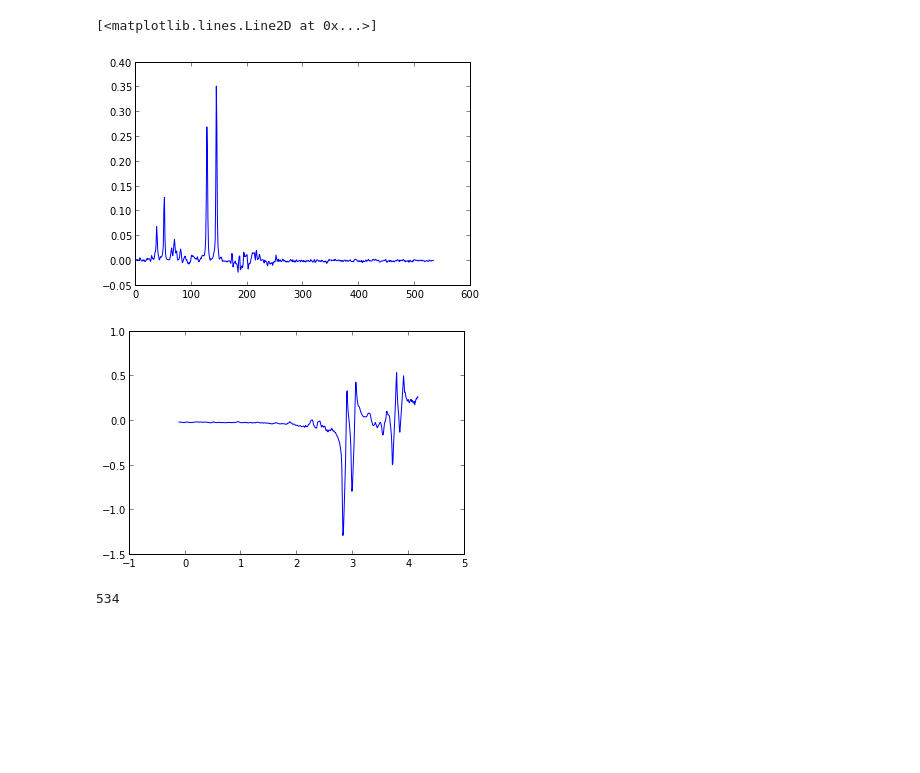
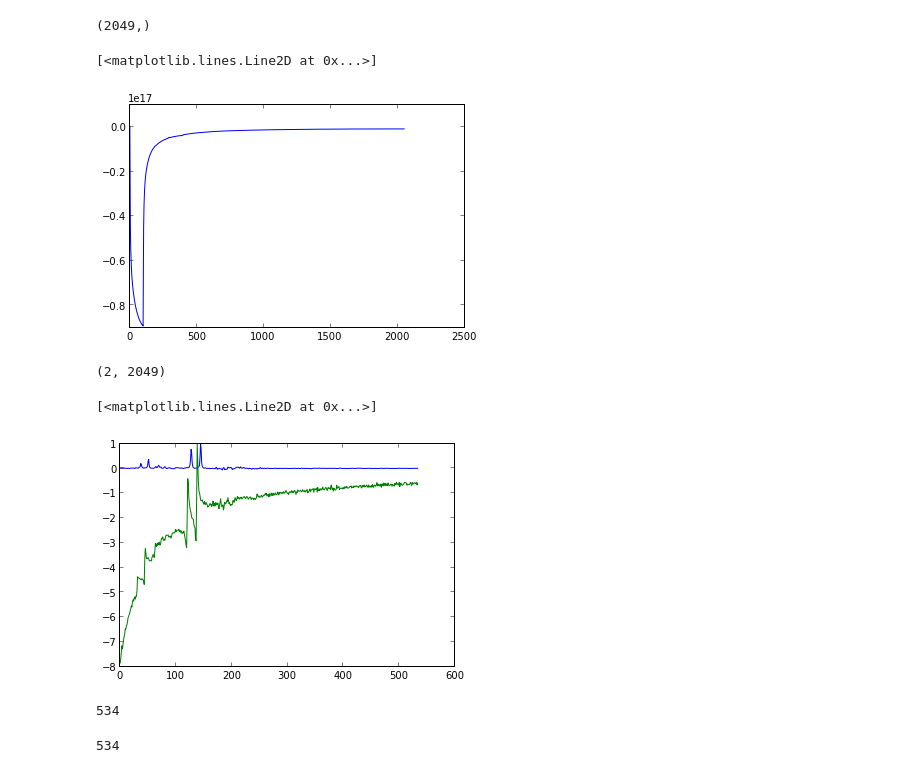
Before and after one commit to cni/MRS, a Jupyter notebook: ipynb/get_the_gaba.ipynb, the cells around one changed output. Drawn from its saved outputs; the diff is of its cells as text; code cells hidden in the pictures; blank space fills up the shorter version.

```diff
--- a/ipynb/get_the_gaba.ipynb
+++ b/ipynb/get_the_gaba.ipynb
@@ -14,9 +16,9 @@ S_nonw = nta.SpectralAnalyzer(ts_nonw, method=dict(NFFT=640))
 # %%
-f_w, c_w = S_w.spectrum_multi_taper
-f_nonw, c_nonw = S_nonw.spectrum_multi_taper
+f_w, c_w = S_w.spectrum_fourier
+f_nonw, c_nonw = S_nonw.spectrum_fourier
 # %%
-w_sig = np.mean(c_w, 1)
-nonw_sig = np.mean(c_nonw,1)
+w_sig = np.abs(np.mean(c_w, 1) )
+nonw_sig = np.abs(np.mean(c_nonw,1))
 # %%
 scale_fac1 = w_sig[0][0]/nonw_sig[0][0]
 scale_fac2 = w_sig[1][0]/nonw_sig[1][0]
@@ -27,0 +36,11 @@ corrected /= np.mean(corrected)
+# %%
+def gauss_window(x, A, B, C):
+    """
+    A zero-centeed Gaussian window, with an amplitude (A), width (B) and offset (C)
+    """
+    return A * np.exp(-(x**2)/(2*B**2)) + C
+
+def err_func(params, x, y, func):
+    if np.any(np.asarray(params)<0):
+        return np.inf
+    return y - func(x, *params)
@@ -28,18 +67,33 @@ corrected /= np.mean(corrected)
+# %%
+corrected = nonw_sig[0] - gauss_window(f_nonw, *p)
+corrected.shape
+# %% [output]
+(2049,)
+# %%
+smoothed = np.convolve(nonw_sig[0], gauss_window(np.linspace(-10,10,100), 1, 50,0))
+#plot(smoothed[51:-50])
+corrected = nonw_sig[0] - smoothed[:-99]
+plot(corrected)
+# %% [output]
+[<matplotlib.lines.Line2D at 0x...>]
+[figure, added]
 # %%
 ff = open('P11111.7_combine_pro_echo2.sdf', 'rb')
 # %%
 import array
 cdiff = array.array('f')
 cdiff.fromfile(ff, 1068)
+# %%
+corrected.shape
+# %% [output]
+(2, 2049)
 # %%
-plot(cdiff[::2])
-figure()
-
+plot(cdiff[::2]/np.max(cdiff[::2]))
 # This correction is based on the assumption that for NAA, the resonance frequency is approximately 330 MHz and the
 # value in ppm is 2.0. That means that to convert we should subtract 76 and divide by the normalizing factor (which is the
 # Larmor frequency of water
-plot(((f_nonw[50:500]-76)/128)[::-1], corrected[1][50:500])
+#plot(((f_nonw[50:584]-76)/128)[::-1], (corrected[1][50:584]))
+plot(np.real(corrected[1][50:584])/np.max(np.real(corrected[1][50:584])))
 # %% [output]
 [<matplotlib.lines.Line2D at 0x...>]
-[figure, old version]
+[figure, new version]
-[figure, removed]
@@ -46,3 +102,7 @@ plot(((f_nonw[50:500]-76)/128)[::-1], corrected[1][50:500])
+# %%
+len(corrected[1][50:584])
+# %% [output]
+534
 # %%
 len(cdiff[::2])
 # %% [output]
```
Also changed, not shown: parts of 9 cells of this notebook.
